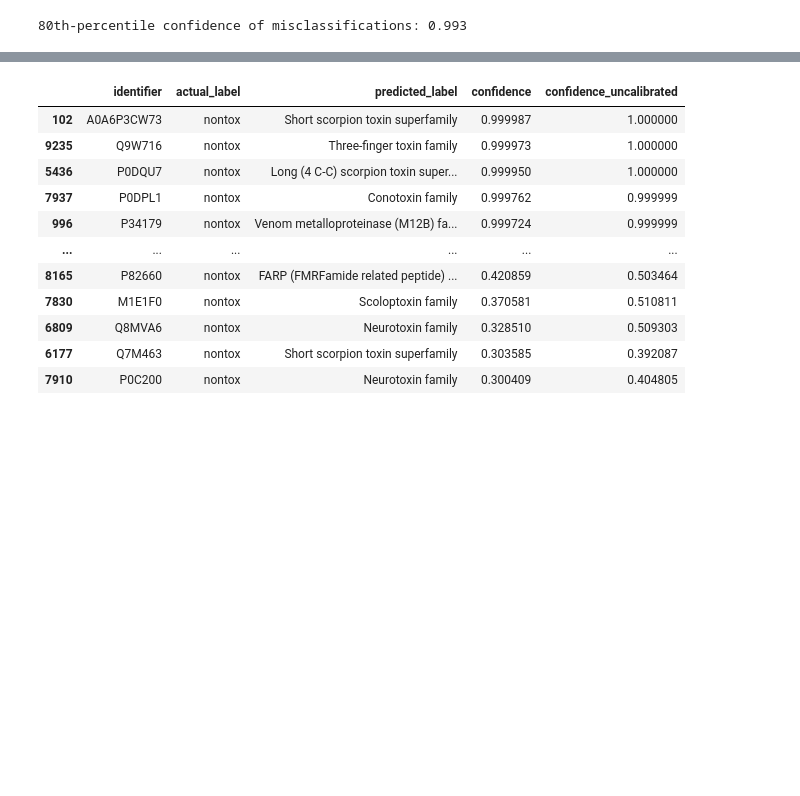
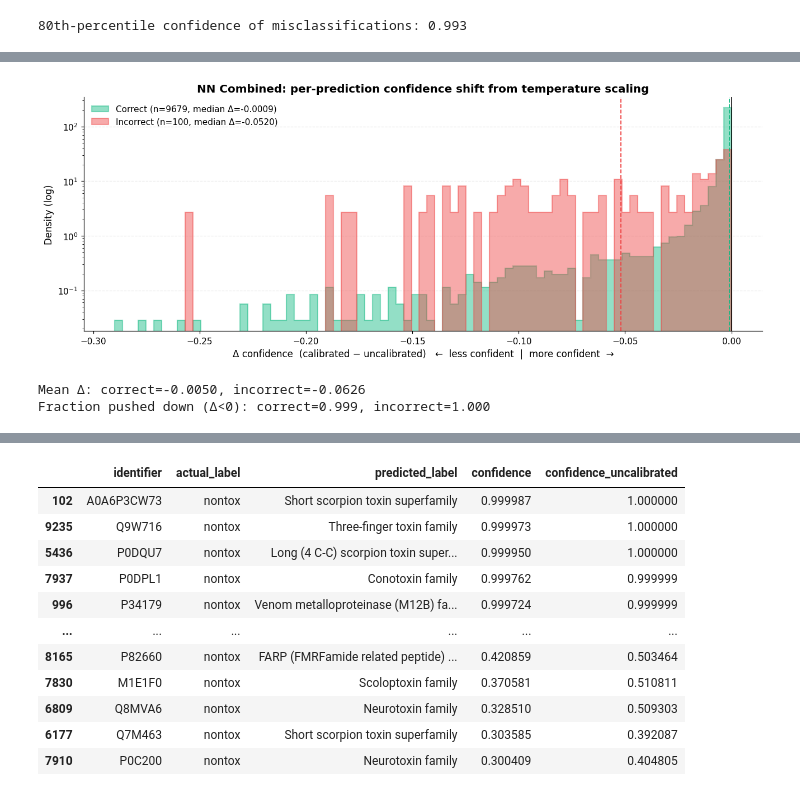
Before and after one commit to Sisistern123/ToxFam, a Jupyter notebook: analysis/eval_exploration.ipynb, the cells around one changed output, grey strips where cells are left out. Cells and saved outputs as stored; diff of their text form; code cells hidden in the pictures; blank space fills up the shorter version.

```diff
--- a/analysis/eval_exploration.ipynb
+++ b/analysis/eval_exploration.ipynb
@@ -303,3 +368,60 @@ print(f"80th-percentile confidence of misclassifications: {nn_wrong_conf.quantil
+# %%
+# Bin-free delta view: per-prediction confidence shift from temperature scaling.
+# Δ = calibrated − uncalibrated confidence for each individual prediction, as a
+# fine histogram split by correct vs incorrect. This shows the actual shape of
+# how scaling redistributes confidence (T > 1 pushes most predictions down),
+# and whether incorrect predictions are pulled down harder than correct ones.
+if "confidence_uncalibrated" in model_test.columns:
+    delta = (model_test["confidence"] - model_test["confidence_uncalibrated"]).to_numpy()
+    correct_np = nn_correct.to_numpy()
+    delta_correct = delta[correct_np]
+    delta_incorrect = delta[~correct_np]
+
+    lo, hi = delta.min(), delta.max()
+    bins = np.linspace(lo, hi, 80)
+
+    fig, ax = plt.subplots(figsize=(12, 4.8))
+    for d, color, label in [
+        (delta_correct, CORRECT_COLOR, "Correct"),
+        (delta_incorrect, INCORRECT_COLOR, "Incorrect"),
+    ]:
+        ax.hist(
+            d,
+            bins=bins,
+            density=True,
+            histtype="stepfilled",
+            color=color,
+            alpha=0.45,
+            edgecolor=color,
+            linewidth=1.4,
+            label=f"{label} (n={len(d)}, median Δ={np.median(d):+.4f})",
+        )
+        ax.axvline(np.median(d), color=color, linestyle="--", linewidth=1.2)
+
+    ax.axvline(0, color="black", linewidth=1)
+    ax.set_yscale("log")
+    ax.set_title("NN Combined: per-prediction confidence shift from temperature scaling")
+    ax.set_xlabel("Δ confidence  (calibrated − uncalibrated)   ←  less confident  |  more confident  →")
+    ax.set_ylabel("Density (log)")
+    ax.grid(axis="x", visible=False)
+    ax.legend()
+    plt.tight_layout()
+    save_plot(fig, "test_set_nn_confidence_shift_histogram.png")
+    plt.show()
+
+    print(
+        f"Mean Δ: correct={delta_correct.mean():+.4f}, incorrect={delta_incorrect.mean():+.4f}"
+    )
+    print(
+        f"Fraction pushed down (Δ<0): correct={(delta_correct < 0).mean():.3f}, "
+        f"incorrect={(delta_incorrect < 0).mean():.3f}"
+    )
+else:
+    print("confidence_uncalibrated not available — re-run eval to produce the shift histogram.")
+# %% [output]
+[figure, added]
+Mean Δ: correct=-0.0050, incorrect=-0.0626
+Fraction pushed down (Δ<0): correct=0.999, incorrect=1.000
 # %%
 model_test.iloc[nn_wrong_conf[nn_wrong_conf >= 0.8].index] #.to_csv("model_test_wrong_conf.csv", index=False) # everything above 0.8 confidence and wrongly predicted on calibrated confidences
 # %% [output]
```
Also changed, not shown: parts of 1 cell of this notebook, 2 other files.
